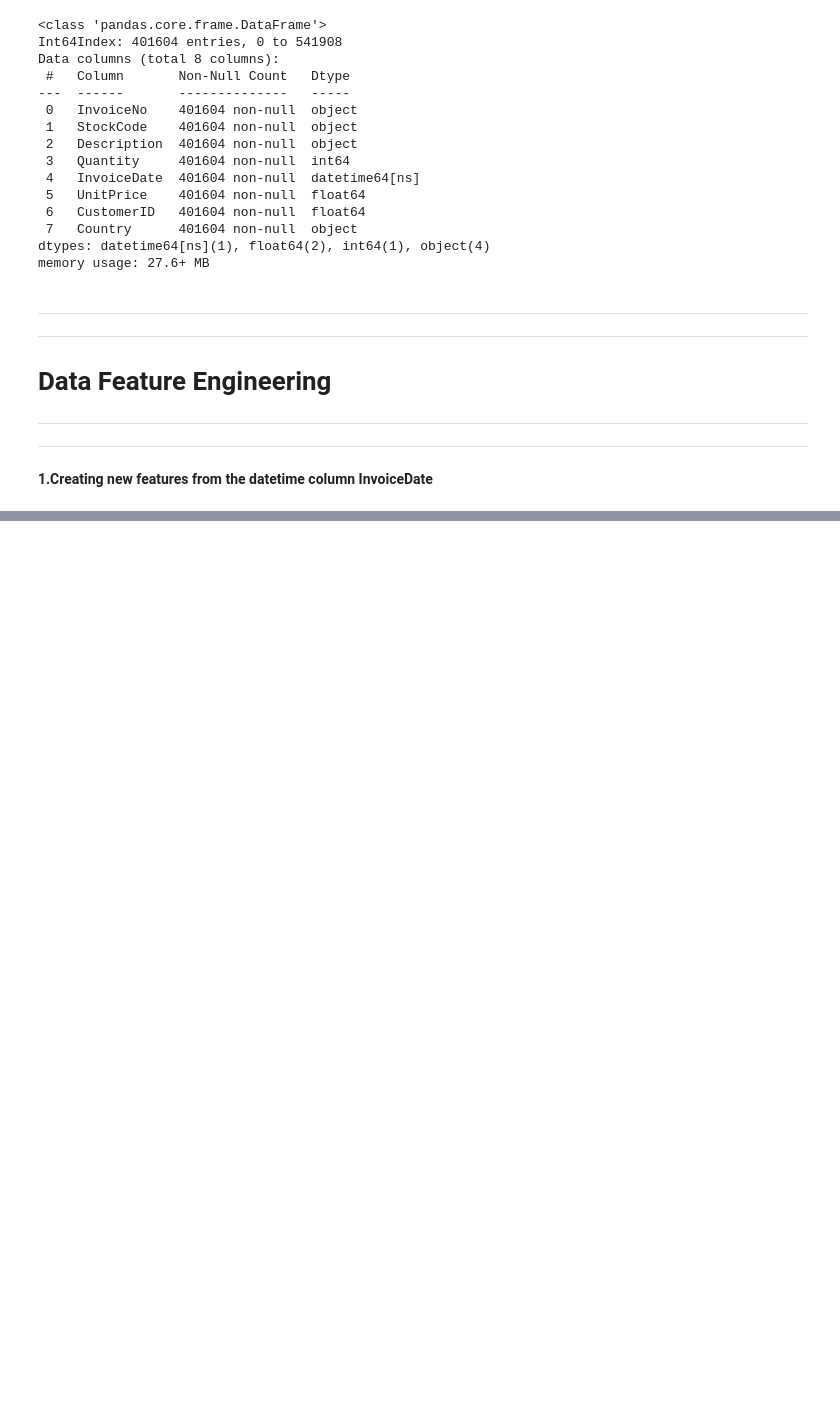
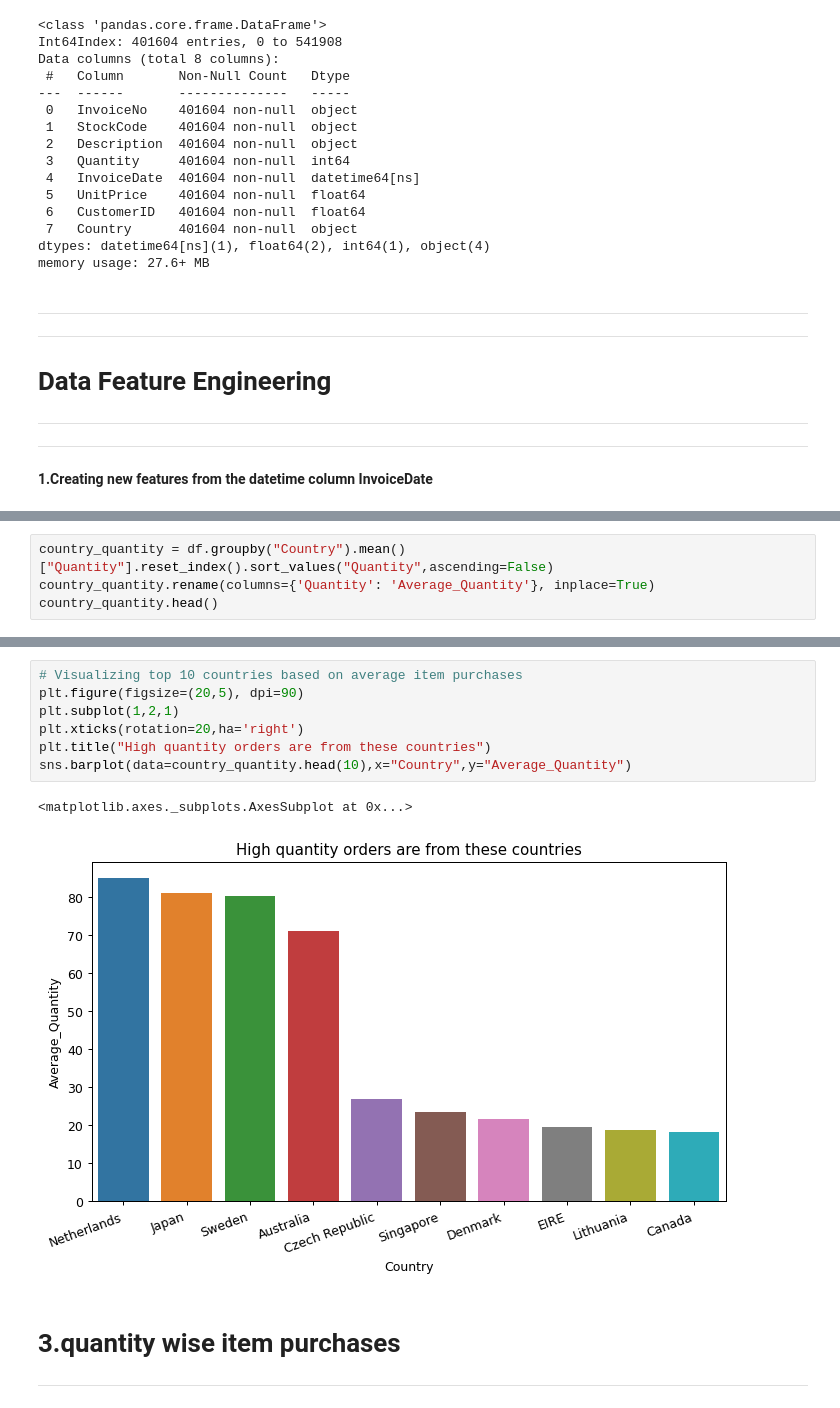
Before and after one commit to pratikghodke777/Online-Retail-Customer-Segmentation, a Jupyter notebook: Online_Retail_Customer_Segmentation_final_2_Capstone_Project.ipynb, the cells around one changed output, grey strips where cells are left out. Drawn from its saved outputs; the diff is of its cells as text; blank space fills up the shorter version.

```diff
--- a/Online_Retail_Customer_Segmentation_final_2_Capstone_Project.ipynb
+++ b/Online_Retail_Customer_Segmentation_final_2_Capstone_Project.ipynb
@@ -244,0 +312,4 @@ NameError: ignored
+# %%
+country_quantity = df.groupby("Country").mean()["Quantity"].reset_index().sort_values("Quantity",ascending=False)
+country_quantity.rename(columns={'Quantity': 'Average_Quantity'}, inplace=True)
+country_quantity.head()
@@ -244,0 +323,15 @@ NameError: ignored
+# %%
+# Visualizing top 10 countries based on average item purchases
+plt.figure(figsize=(20,5), dpi=90)
+plt.subplot(1,2,1)
+plt.xticks(rotation=20,ha='right')
+plt.title("High quantity orders are from these countries")
+sns.barplot(data=country_quantity.head(10),x="Country",y="Average_Quantity")
+# %% [output]
+<matplotlib.axes._subplots.AxesSubplot at 0x...>
+[figure, added]
+# %% [markdown]
+# **3.quantity wise item purchases**
+
+
+---
```
Also changed, not shown: parts of 27 cells of this notebook.
